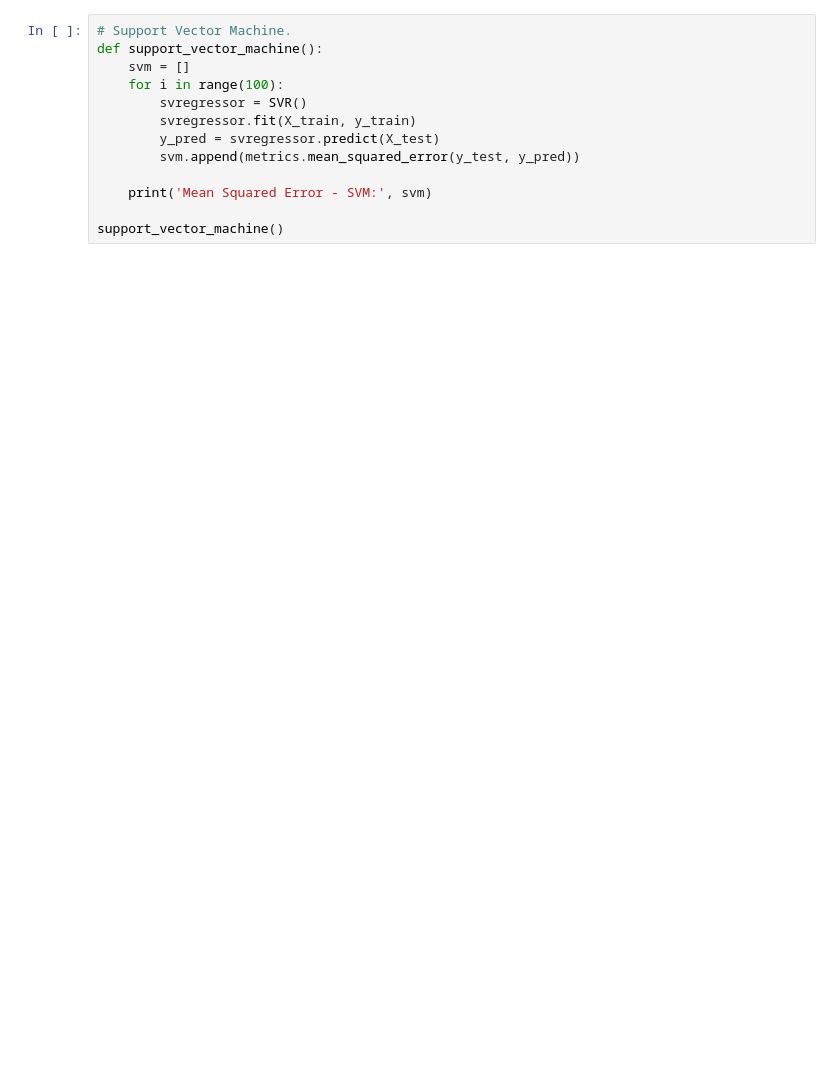
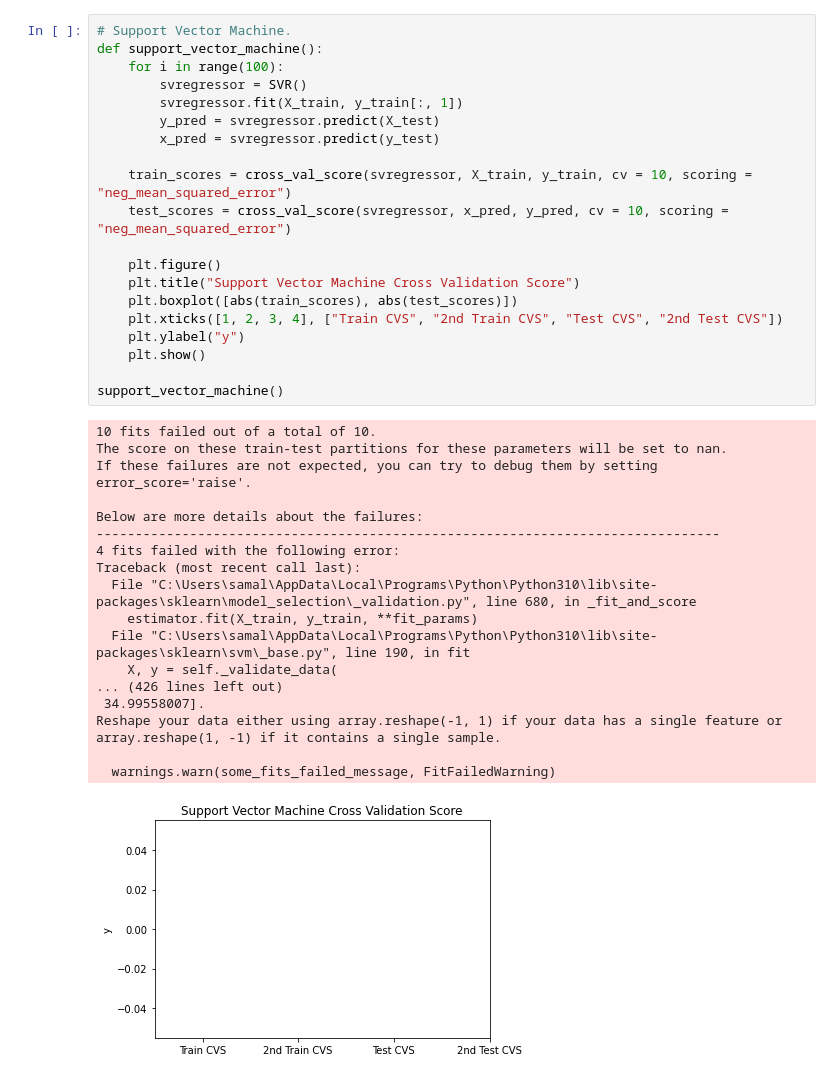
Before and after one commit to SamAlcock/COMP2002-CW70, a Jupyter notebook: COMP2002 CW70.ipynb, the cells around one changed output. Drawn from its saved outputs; the diff is of its cells as text; blank space fills up the shorter version.

```diff
--- a/COMP2002 CW70.ipynb
+++ b/COMP2002 CW70.ipynb
@@ -96,13 +101,39 @@ NameError: name 'rfr' is not defined
 # %%
 # Support Vector Machine.
 def support_vector_machine():
-    svm = []
     for i in range(100):
         svregressor = SVR()
-        svregressor.fit(X_train, y_train)
+        svregressor.fit(X_train, y_train[:, 1])
         y_pred = svregressor.predict(X_test)
-        svm.append(metrics.mean_squared_error(y_test, y_pred))
+        x_pred = svregressor.predict(y_test)
 
-    print('Mean Squared Error - SVM:', svm)
+    train_scores = cross_val_score(svregressor, X_train, y_train, cv = 10, scoring = "neg_mean_squared_error")
+    test_scores = cross_val_score(svregressor, x_pred, y_pred, cv = 10, scoring = "neg_mean_squared_error")
+
+    plt.figure()
+    plt.title("Support Vector Machine Cross Validation Score")
+    plt.boxplot([abs(train_scores), abs(test_scores)])
+    plt.xticks([1, 2, 3, 4], ["Train CVS", "2nd Train CVS", "Test CVS", "2nd Test CVS"])
+    plt.ylabel("y")
+    plt.show()
 
 support_vector_machine()
+# %% [output]
+10 fits failed out of a total of 10.
+The score on these train-test partitions for these parameters will be set to nan.
+If these failures are not expected, you can try to debug them by setting error_score='raise'.
+
+Below are more details about the failures:
+--------------------------------------------------------------------------------
+4 fits failed with the following error:
+Traceback (most recent call last):
+  File "C:\Users\samal\AppData\Local\Programs\Python\Python310\lib\site-packages\sklearn\model_selection\_validation.py", line 680, in _fit_and_score
+    estimator.fit(X_train, y_train, **fit_params)
+  File "C:\Users\samal\AppData\Local\Programs\Python\Python310\lib\site-packages\sklearn\svm\_base.py", line 190, in fit
+    X, y = self._validate_data(
+... (426 lines left out)
+ 34.99558007].
+Reshape your data either using array.reshape(-1, 1) if your data has a single feature or array.reshape(1, -1) if it contains a single sample.
+
+  warnings.warn(some_fits_failed_message, FitFailedWarning)
+[figure, added]
```
Also changed, not shown: parts of 4 cells of this notebook.
